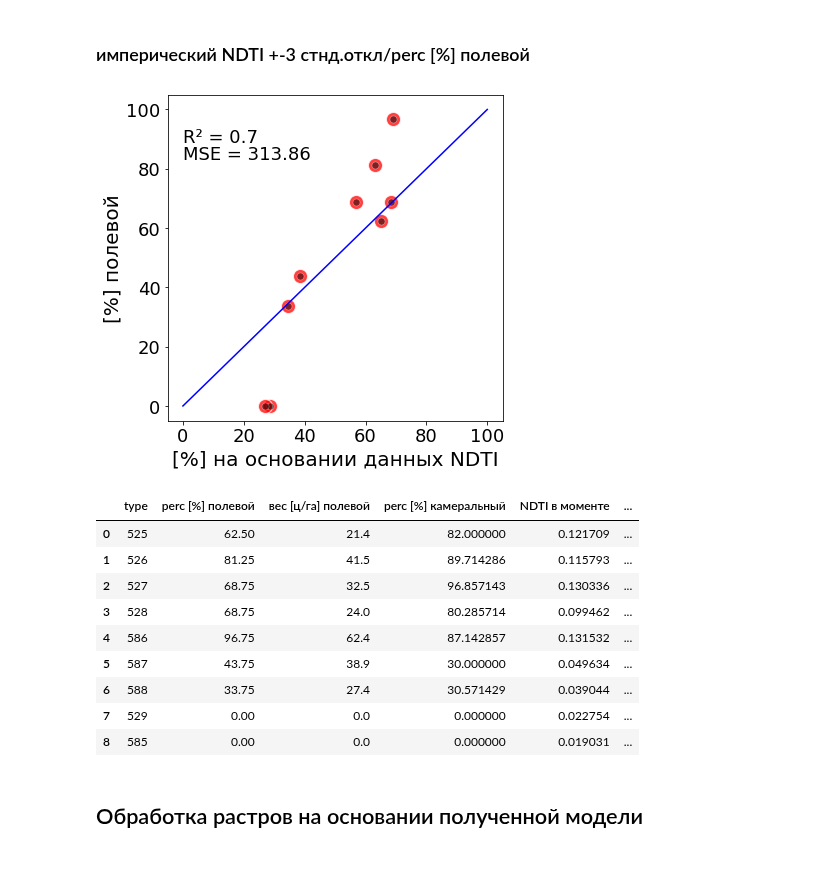
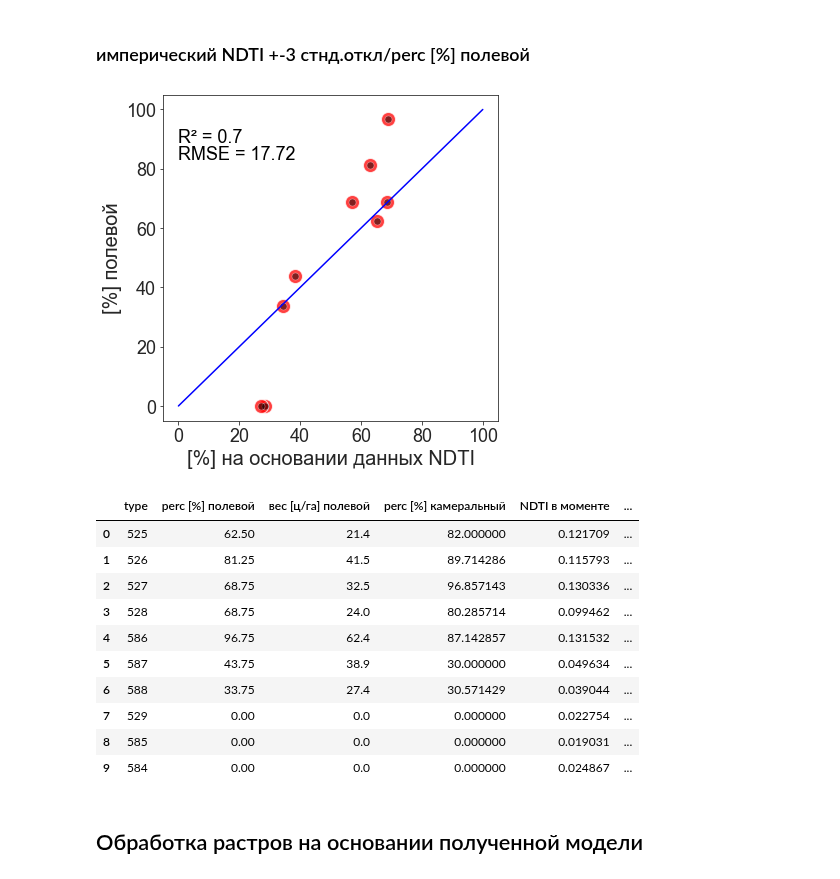
Before and after one commit to hukitoc94/total_archangelskiy, a Jupyter notebook: CRC_modeling/modeling.ipynb, the cells around one changed output. Saved outputs shown, nothing was run; the diff lists cells and outputs as text; code cells hidden in the pictures.

```diff
--- a/CRC_modeling/modeling.ipynb
+++ b/CRC_modeling/modeling.ipynb
@@ -163,0 +178,3 @@ archangelskiy
+# %%
+#в данные приелетела точка 584, а в начале я ее не брал в данные
+archangelskiy = archangelskiy[archangelskiy["type"] != 584]
@@ -319,20 +377,20 @@ axes.tick_params(labelsize = 18)
 # %%
 x = archangelskiy["имперический NDTI +-3 стнд.откл"] * 100
 y = archangelskiy["perc [%] полевой"]
-mse = round(MSE(y, x), 2)
+rmse = round(np.sqrt(MSE(y, x)), 2)
 R2 = round(r2_score(y, x), 2)
 fig , axes = plt.subplots(1,1, figsize=(6,6))
 
 plot = sns.scatterplot(x = x, y = y, color = 'red',s = 200,alpha = 0.75, ax = axes)
 plot = sns.scatterplot(x = x, y = y, color = 'black',s = 50,alpha = 0.5, ax = axes)
 
 plot = sns.lineplot(x = [0,10,20,30, 100], y = [0,10,20,30, 100], color = 'blue', ax = axes)
 axes.text(0.02, 89, f"R\u00b2 = {R2}" , horizontalalignment='left', size=18, color='black')
-axes.text(0.02, 83, f"MSE = {mse}" , horizontalalignment='left', size=18, color='black')
+axes.text(0.02, 83, f"RMSE = {rmse}" , horizontalalignment='left', size=18, color='black')
 axes.set(xlabel='[%] на основании данных NDTI', ylabel = "[%] полевой")
 axes.tick_params(labelsize = 18)
 # %% [output]
-[figure, old version]
+[figure, new version]
 # %%
 archangelskiy
 # %% [output]
@@ -346,6 +404,7 @@ archangelskiy
 | 6 | 588 | 33.75 | 27.4 | 30.571429 | 0.039044 | ... |
 | 7 | 529 | 0.00 | 0.0 | 0.000000 | 0.022754 | ... |
 | 8 | 585 | 0.00 | 0.0 | 0.000000 | 0.019031 | ... |
+| 9 | 584 | 0.00 | 0.0 | 0.000000 | 0.024867 | ... |
 # %% [markdown]
 ## Обработка растров на основании полученной модели
 # %%
```
Also changed, not shown: parts of 16 cells of this notebook, 8 other files.
